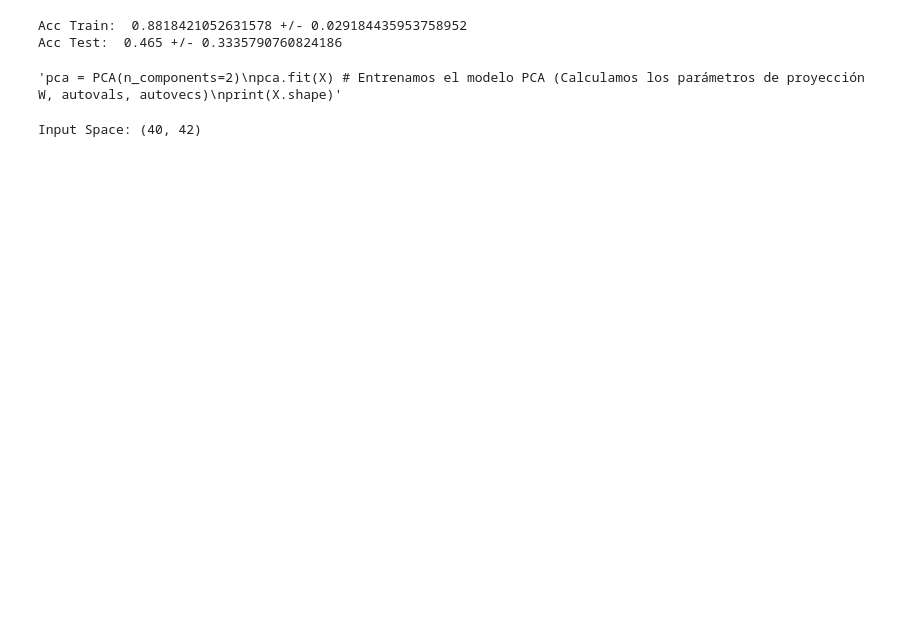
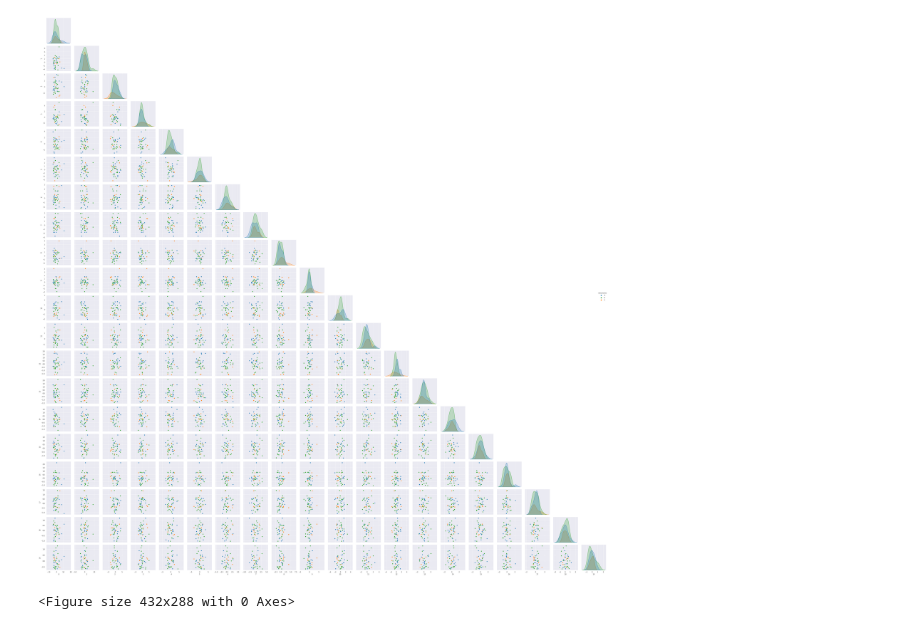
Before and after one commit to chape8/Se-alesIII, a Jupyter notebook: Lab5.ipynb, the cells around one changed output. Cells and saved outputs as stored; diff of their text form; code cells hidden in the pictures; blank space fills up the shorter version.

```diff
--- a/Lab5.ipynb
+++ b/Lab5.ipynb
@@ -55,0 +103,19 @@ StandardScaler()
+# %%
+
+def pca_function(Xscaled, q):
+  pca = PCA(n_components = q)  # project from 42 to 40 dimensions
+
+  projectedZ = pca.fit_transform(Xscaled)
+  #projected = pca.inverse_transform(components)
+  sns.set_style('darkgrid')
+  #fig, ax = plt.subplots()
+  projectedZDF = pd.DataFrame(data = projectedZ)
+  projectedZDF['emociones'] = labels
+  unique = labels.unique()
+  palette = dict(zip(unique, sns.color_palette(n_colors=len(unique))))
+  ax = sns.pairplot(data=projectedZDF, hue='emociones', palette=palette, corner = True)
+
+  plt.tight_layout()
+  plt.figure()
+
+  return projectedZ
@@ -56,32 +132,25 @@ StandardScaler()
+# %%
+projected_20 = pca_function(Xscaled, 20)
+# %% [output]
+[figure, added]
+<Figure size 432x288 with 0 Axes>
 # %%
-acc_train = []
-acc_test = []
-Nreps = 100
-for it in range(Nreps):
+def Logistic_Regression(Xscaled):
+  acc_train = []
+  acc_test = []
+  Nreps = 100
+  for it in range(Nreps):
 
-  Xtrain, Xtest, ytrain, ytest = train_test_split(Xscaled,labels,test_size=0.05)
+    Xtrain, Xtest, ytrain, ytest = train_test_split(Xscaled,labels,test_size=0.3)
 
-  from sklearn.linear_model import LogisticRegression
+    modelRL = LogisticRegression(C = 0.05)
+    modelRL.fit(Xtrain,ytrain)
 
-  modelRL = LogisticRegression(C = 0.05)
-  modelRL.fit(Xtrain,ytrain)
-
-  from sklearn.metrics import accuracy_score
-
-  y_est_train = modelRL.predict(Xtrain)
-  y_est_test = modelRL.predict(Xtest)
-  acc_train.append(accuracy_score(ytrain,y_est_train))
-  acc_test.append(accuracy_score(ytest,y_est_test))
+    y_est_train = modelRL.predict(Xtrain)
+    y_est_test = modelRL.predict(Xtest)
+    acc_train.append(accuracy_score(ytrain,y_est_train))
+    acc_test.append(accuracy_score(ytest,y_est_test))
 
 
-print('Acc Train: ',np.mean(acc_train),'+/-',np.std(acc_train))
-print('Acc Test: ',np.mean(acc_test),'+/-',np.std(acc_test))
+  print('Acc Train: ',np.mean(acc_train),'+/-',np.std(acc_train))
+  print('Acc Test: ',np.mean(acc_test),'+/-',np.std(acc_test))
-# %% [output]
-Acc Train:  0.8818421052631578 +/- 0.029184435953758952
-Acc Test:  0.465 +/- 0.3335790760824186
-# %%
-'''pca = PCA(n_components=2)
-pca.fit(X) # Entrenamos el modelo PCA (Calculamos los parámetros de proyección W, autovals, autovecs)
-print(X.shape)'''
-# %% [output]
-'pca = PCA(n_components=2)\npca.fit(X) # Entrenamos el modelo PCA (Calculamos los parámetros de proyección W, autovals, autovecs)\nprint(X.shape)'
@@ -90,8 +156,0 @@ print(X.shape)'''
-# %%
-'''X_pca = pca.transform(X) # Transformamos los datos al espacio latente
-print("original shape:   ", X.shape)
-print("transformed shape:", X_pca.shape)'''
-
-print('Input Space:',X.shape)
-# %% [output]
-Input Space: (40, 42)
```
Also changed, not shown: parts of 15 cells of this notebook.
